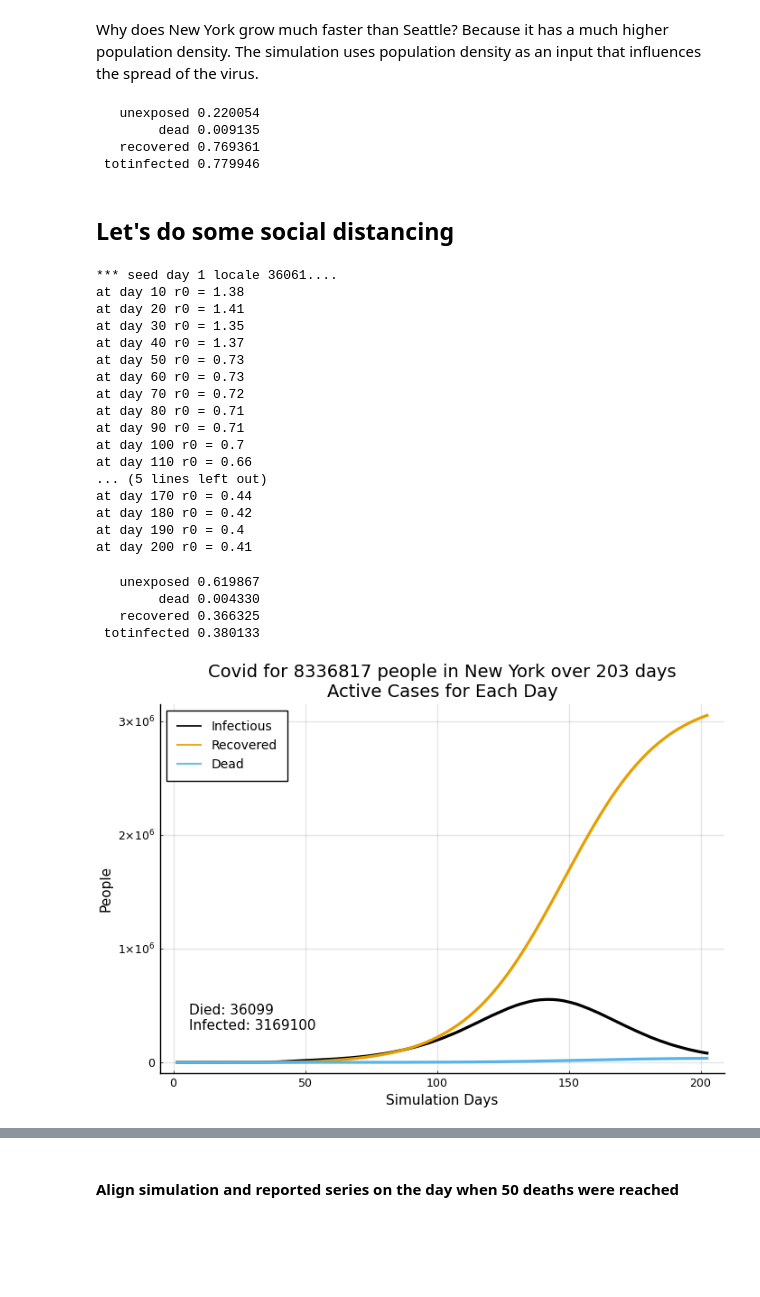
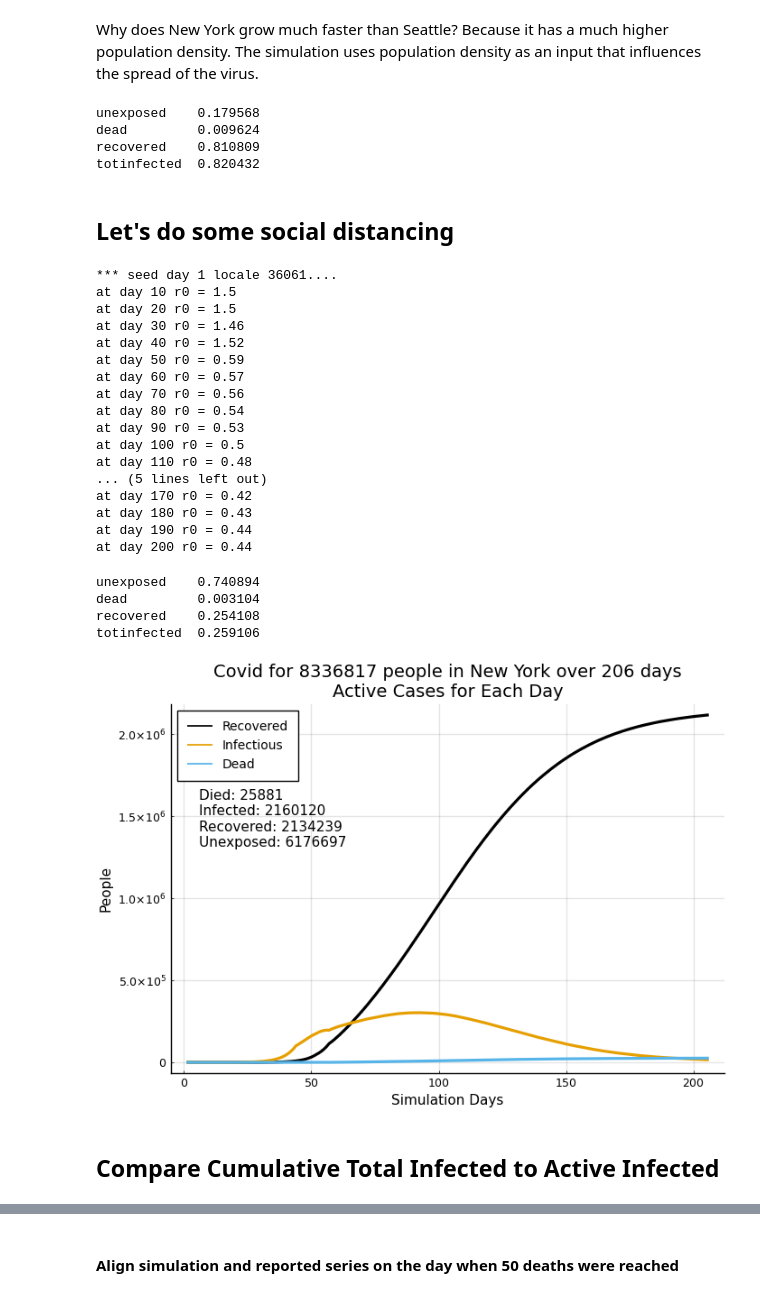
Before and after one commit to lewisl/CovidSim, a Jupyter notebook: notebooks/reported_data.ipynb, the cells around one changed output, grey strips where cells are left out. Cells and saved outputs as stored; diff of their text form; code cells hidden in the pictures; blank space fills up the shorter version.

```diff
--- a/notebooks/reported_data.ipynb
+++ b/notebooks/reported_data.ipynb
@@ -326,50 +334,52 @@ Why does New York grow much faster than Seattle? Because it has a much higher po
 # %%
 nyc_outcome = virus_outcome(series, newyork.fips, base=:pop)
 for k in keys(nyc_outcome)
-    @printf("%12s %f\n", k, nyc_outcome[k])
+    @printf("%-12s %f\n", k, nyc_outcome[k])
 end
 # %% [output]
-   unexposed 0.220054
-        dead 0.009135
-   recovered 0.769361
- totinfected 0.779946
+unexposed    0.179568
+dead         0.009624
+recovered    0.810809
+totinfected  0.820432
 # %% [markdown]
 ## Let's do some social distancing
 # %%
-str_45_nyc = sd_gen(start=45, comply=.80, cf=(.2,1.1), tf=(.18,.44))
-alldict, env, series = run_a_sim(n+adjdays, newyork.fips, showr0=true, silent=true,
+str_45_nyc = sd_gen(start=45, comply=.9, cf=(.2, 1.1), tf=(.18,.40))
+alldict, env, series = run_a_sim(n, newyork.fips, showr0=true, silent=true,
        dtfilename="../parameters/dec_tree_all_25.csv",
        spreadcases=[str_45_nyc],
        runcases=[seed_1_6]);
 # %% [output]
 *** seed day 1 locale 36061....
-at day 10 r0 = 1.38
-at day 20 r0 = 1.41
-at day 30 r0 = 1.35
-at day 40 r0 = 1.37
-at day 50 r0 = 0.73
-at day 60 r0 = 0.73
-at day 70 r0 = 0.72
-at day 80 r0 = 0.71
-at day 90 r0 = 0.71
-at day 100 r0 = 0.7
-at day 110 r0 = 0.66
+at day 10 r0 = 1.5
+at day 20 r0 = 1.5
+at day 30 r0 = 1.46
+at day 40 r0 = 1.52
+at day 50 r0 = 0.59
+at day 60 r0 = 0.57
+at day 70 r0 = 0.56
+at day 80 r0 = 0.54
+at day 90 r0 = 0.53
+at day 100 r0 = 0.5
+at day 110 r0 = 0.48
 ... (5 lines left out)
-at day 170 r0 = 0.44
-at day 180 r0 = 0.42
-at day 190 r0 = 0.4
-at day 200 r0 = 0.41
+at day 170 r0 = 0.42
+at day 180 r0 = 0.43
+at day 190 r0 = 0.44
+at day 200 r0 = 0.44
 # %%
 nyc_outcome = virus_outcome(series, newyork.fips, base=:pop)
 for k in keys(nyc_outcome)
-    @printf("%12s %f\n", k, nyc_outcome[k])
+    @printf("%-12s %f\n", k, nyc_outcome[k])
 end
 # %% [output]
-   unexposed 0.619867
-        dead 0.004330
-   recovered 0.366325
- totinfected 0.380133
+unexposed    0.740894
+dead         0.003104
+recovered    0.254108
+totinfected  0.259106
 # %%
-cumplot(series,newyork.fips,[infectious, recovered, dead], geo=geo)
+cumplot(series,newyork.fips,[recovered, infectious, dead], geo=geo)
 # %% [output]
-[figure, old version]
+[figure, new version]
+# %% [markdown]
+## Compare Cumulative Total Infected to Active Infected
```
Also changed, not shown: parts of 41 cells of this notebook, 6 other files.
